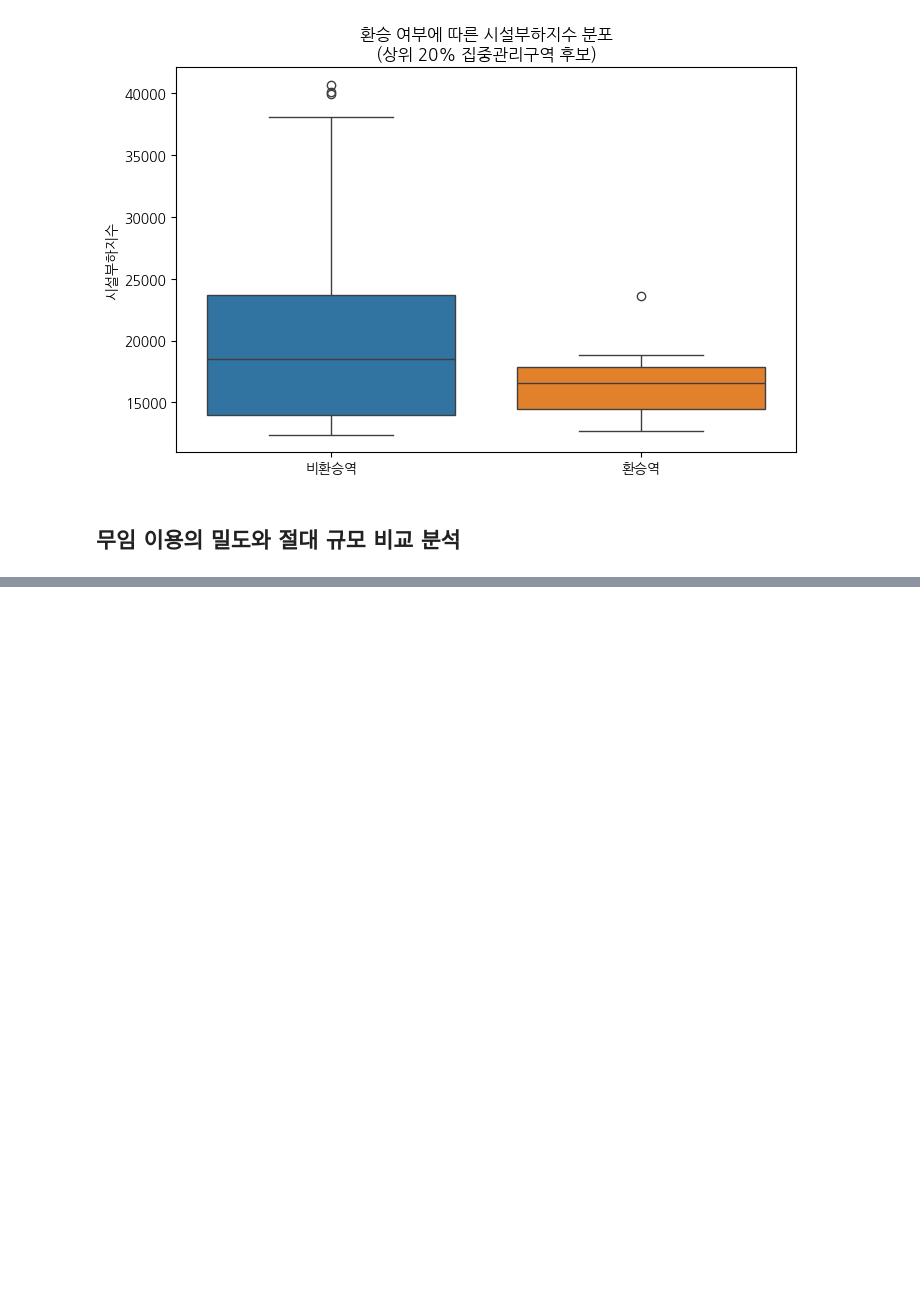
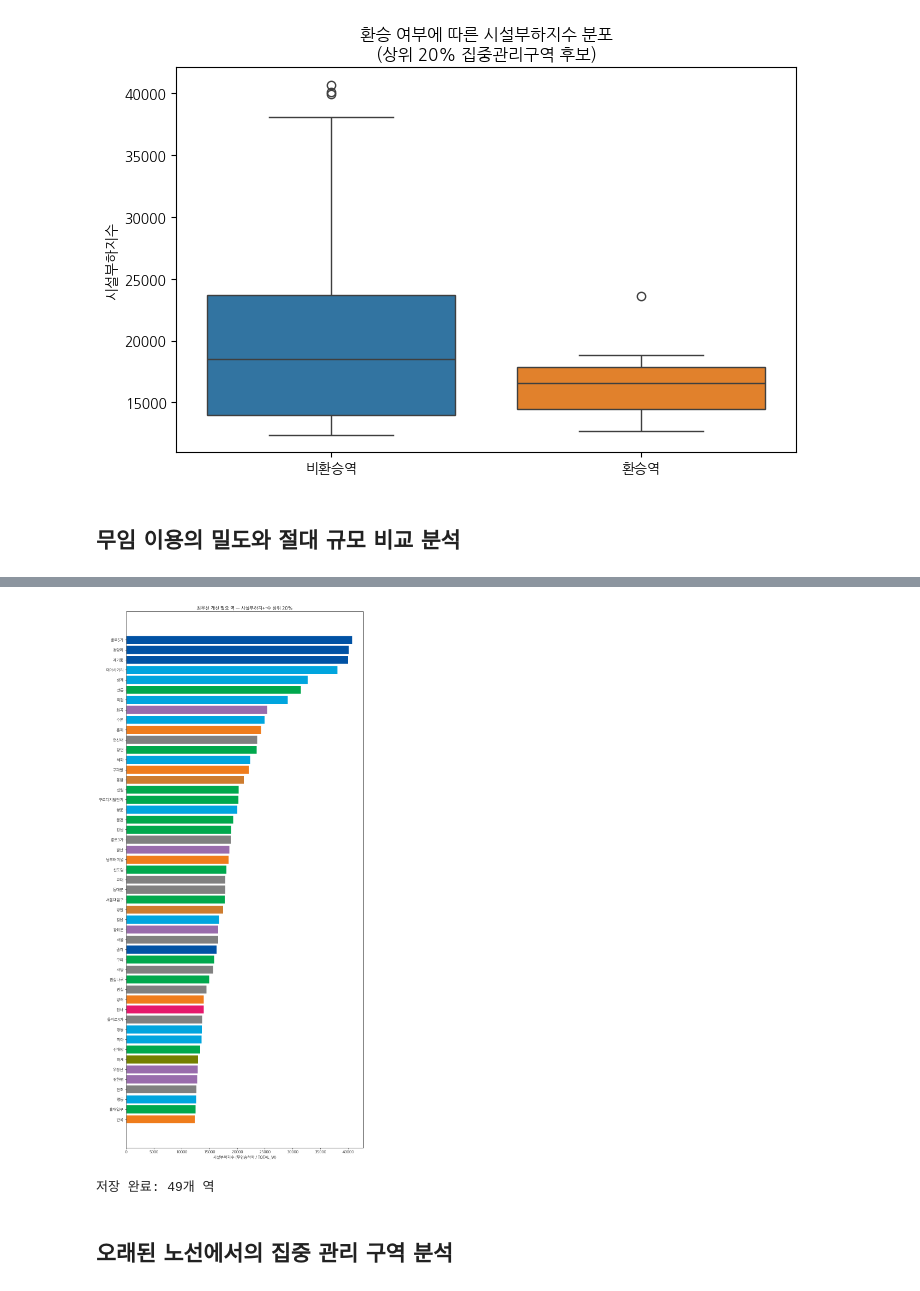
Before and after one commit to JsunXCIX/sprint-p1-basic, a Jupyter notebook: notebooks/team/team7_total_code.ipynb, the cells around one changed output, grey strips where cells are left out. Saved outputs shown, nothing was run; the diff lists cells and outputs as text; code cells hidden in the pictures; blank space fills up the shorter version.

```diff
--- a/notebooks/team/team7_total_code.ipynb
+++ b/notebooks/team/team7_total_code.ipynb
@@ -2988,0 +3298,36 @@ plt.show()
+# %%
+# 컷오프 결정 (예: 상위 20%)
+cutoff_pct = 20
+threshold = merge_df['시설부하지수'].quantile(1 - cutoff_pct/100)
+priority = (
+    merge_df[merge_df['시설부하지수'] >= threshold]
+    .sort_values('시설부하지수', ascending=False)
+    .copy()
+)
+# 호선명을 문자열로 통일 (int 타입이어도 매핑이 동작하도록)
+LINE_COLOR_MAP = {
+    '1': '#0052A4', '2': '#00A84D', '3': '#EF7C1C', '4': '#00A5DE',
+    '5': '#996CAC', '6': '#CD7C2F', '7': '#747F00', '8': '#E6186C', '9': '#BDB092',
+}
+
+colors = priority['호선명'].astype(str).map(LINE_COLOR_MAP).fillna('gray')
+
+# 가로 막대그래프
+fig, ax = plt.subplots(figsize=(10, len(priority) * 0.4 + 1))
+
+ax.barh(priority['지하철역'], priority['시설부하지수'], color=colors)
+ax.set_xlabel('시설부하지수 (무임승하차 / TOTAL_W)')
+ax.set_title(f'최우선 개선 필요 역 — 시설부하지+-수 상위 {cutoff_pct}%')
+ax.invert_yaxis()
+plt.tight_layout()
+plt.show()
+# %% [output]
+[figure, added]
+# %%
+# priority 으로 저장
+# priority.to_csv('priority_area.csv', encoding='cp949', index=False)
+print(f"저장 완료: {len(priority)}개 역")
+# %% [output]
+저장 완료: 49개 역
+# %% [markdown]
+## 오래된 노선에서의 집중 관리 구역 분석
```
Also changed, not shown: parts of 49 cells of this notebook.
